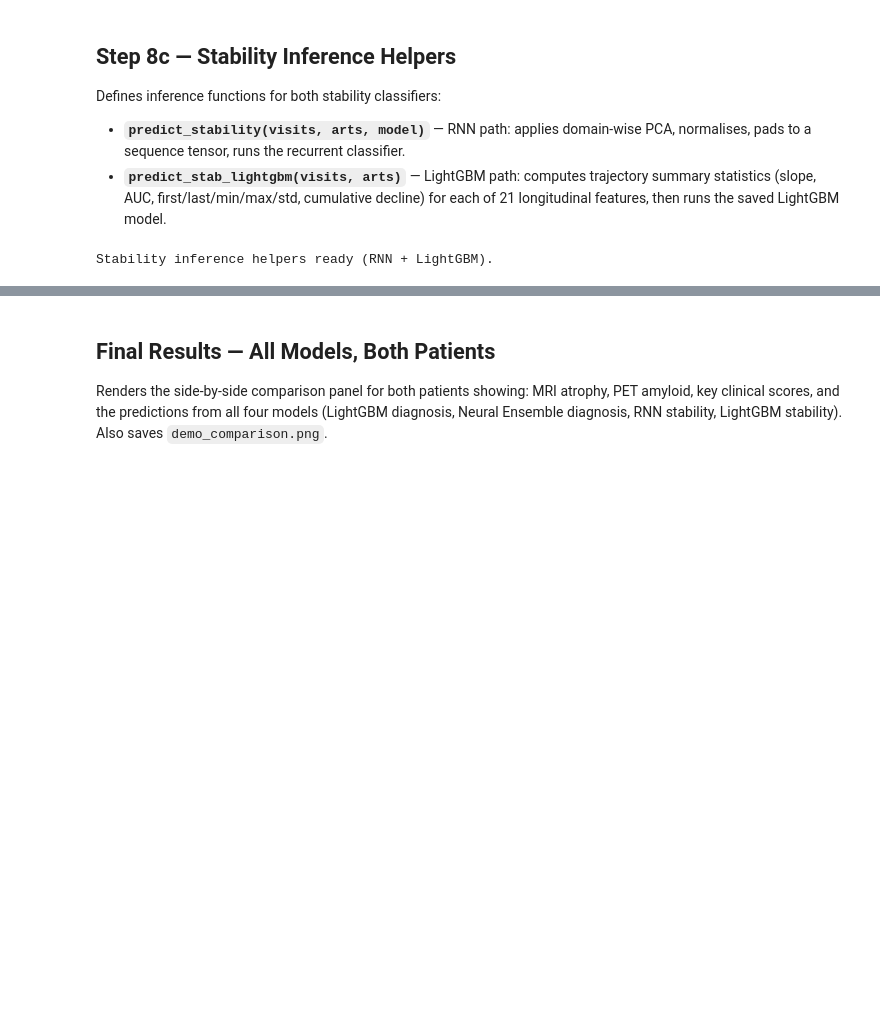
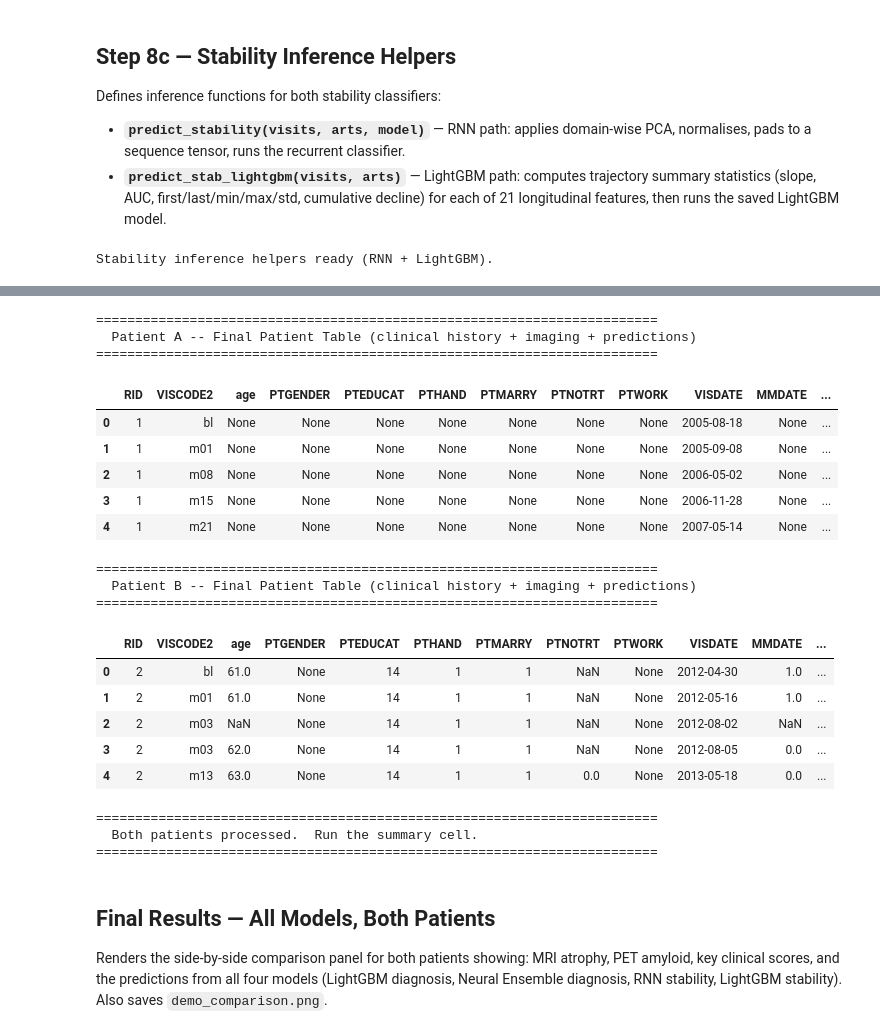
Before and after one commit to MiraSiniane/FYP-Prediction-of-Mild-Cognitive-Impairment-and-Vascular-Risk-Factors, a Jupyter notebook: demo/demo.ipynb, the cells around one changed output, grey strips where cells are left out. Cells and saved outputs as stored; diff of their text form; code cells hidden in the pictures; blank space fills up the shorter version.

```diff
--- a/demo/demo.ipynb
+++ b/demo/demo.ipynb
@@ -2050,3 +1707,51 @@ done
+# %%
+# -- Step F: Final consolidated tables -- both patients --
+all_results = {}
+for label, s in state.items():
+    print(f"\n{'='*72}")
+    print(f"  {label} -- Final Patient Table (clinical history + imaging + predictions)")
+    print(f"{'='*72}")
+    _final_df = s["visits_df"].drop(columns=["_month"])
+    try:
+        display(_final_df)
+    except NameError:
+        print(_final_df.to_string())
+
+    all_results[label] = {
+        "visits_df":      s["visits_df"],
+        "mri_atrophy":    s["mri_atrophy"],    "mri_avg": s["mri_avg"],  "mri_thr": s["mri_thr"],
+        "amyloid_status": s["amyloid_status"], "pet_avg": s["pet_avg"],  "pet_thr": s["pet_thr"],
+        "diag_lgb":       s["diag_lgb"],
+        "diag_ens":       s["diag_ens"],
+        "stab_rnn":       s["stab_rnn"],
+        "stab_lgb":       s["stab_lgb"],
+    }
+
+print(f"\n{'='*72}")
+print("  Both patients processed.  Run the summary cell.")
+print(f"{'='*72}")
+# %% [output]
+========================================================================
+  Patient A -- Final Patient Table (clinical history + imaging + predictions)
+========================================================================
+|  | RID | VISCODE2 | age | PTGENDER | PTEDUCAT | PTHAND | PTMARRY | PTNOTRT | PTWORK | VISDATE | MMDATE | ... |
+| 0 | 1 | bl | None | None | None | None | None | None | None | 2005-08-18 | None | ... |
+| 1 | 1 | m01 | None | None | None | None | None | None | None | 2005-09-08 | None | ... |
+| 2 | 1 | m08 | None | None | None | None | None | None | None | 2006-05-02 | None | ... |
+| 3 | 1 | m15 | None | None | None | None | None | None | None | 2006-11-28 | None | ... |
+| 4 | 1 | m21 | None | None | None | None | None | None | None | 2007-05-14 | None | ... |
+========================================================================
+  Patient B -- Final Patient Table (clinical history + imaging + predictions)
+========================================================================
+|  | RID | VISCODE2 | age | PTGENDER | PTEDUCAT | PTHAND | PTMARRY | PTNOTRT | PTWORK | VISDATE | MMDATE | ... |
+| 0 | 2 | bl | 61.0 | None | 14 | 1 | 1 | NaN | None | 2012-04-30 | 1.0 | ... |
+| 1 | 2 | m01 | 61.0 | None | 14 | 1 | 1 | NaN | None | 2012-05-16 | 1.0 | ... |
+| 2 | 2 | m03 | NaN | None | 14 | 1 | 1 | NaN | None | 2012-08-02 | NaN | ... |
+| 3 | 2 | m03 | 62.0 | None | 14 | 1 | 1 | NaN | None | 2012-08-05 | 0.0 | ... |
+| 4 | 2 | m13 | 63.0 | None | 14 | 1 | 1 | 0.0 | None | 2013-05-18 | 0.0 | ... |
+========================================================================
+  Both patients processed.  Run the summary cell.
+========================================================================
 # %% [markdown]
 ## Final Results — All Models, Both Patients
 
```
Also changed, not shown: parts of 36 cells of this notebook, 13 other files.
